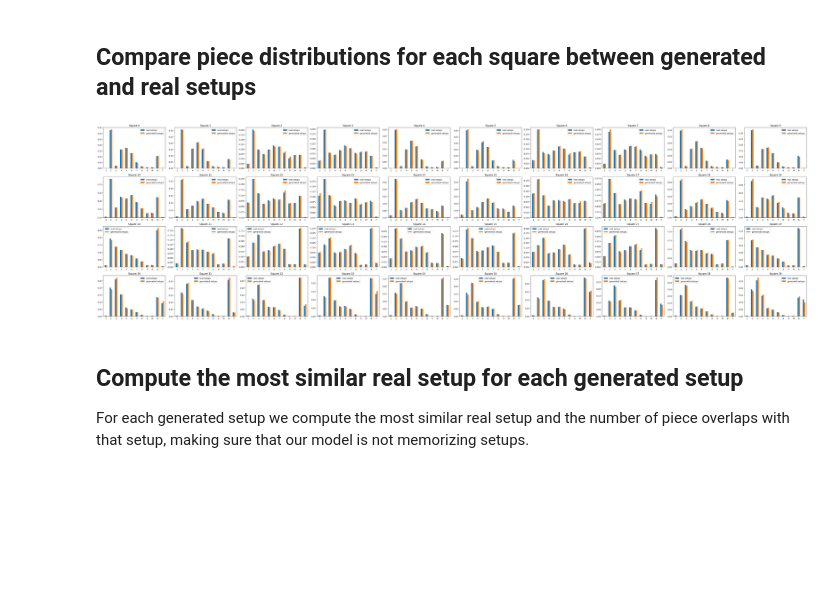
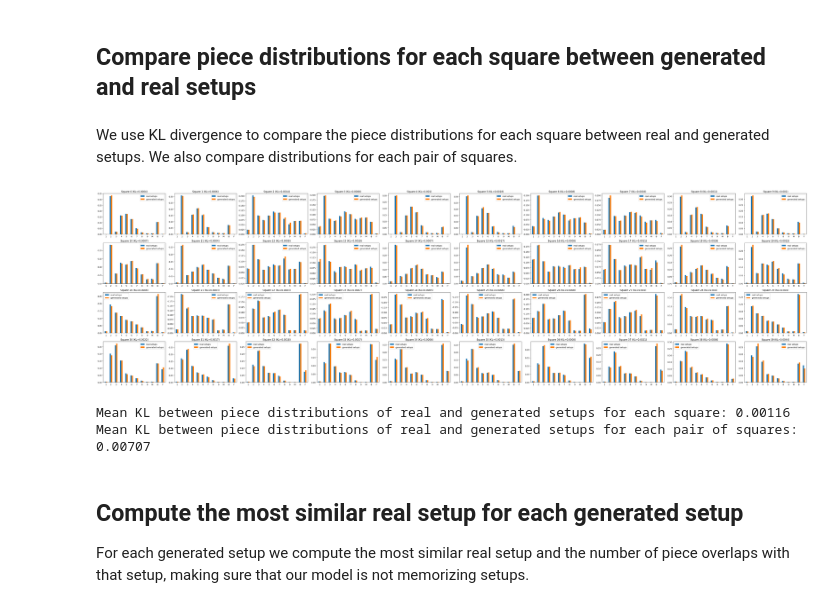
Before and after one commit to angelosmar1/stratego-setup-generator, a Jupyter notebook: notebooks/transformer_evaluation.ipynb, the cells around one changed output. Cells and saved outputs as stored; diff of their text form; code cells hidden in the pictures; blank space fills up the shorter version.

```diff
--- a/notebooks/transformer_evaluation.ipynb
+++ b/notebooks/transformer_evaluation.ipynb
@@ -43,10 +44,24 @@ plot_setups(generated_setups[:9], num_columns=3, tile_size=0.5)
 [figure]
 # %% [markdown]
 ## Compare piece distributions for each square between generated and real setups
+# %% [markdown]
+We use KL divergence to compare the piece distributions for each square between real and generated setups.
+We also compare distributions for each pair of squares.
+# %%
+kl_div_single_squares = compute_kl_div_single_squares(real_setups_df, generated_setups_df)
+kl_div_square_pairs = compute_kl_div_square_pairs(real_setups_df, generated_setups_df)
 # %%
-plot_per_square_distributions(real_setups_df, generated_setups_df)
+plot_per_square_distr_comparison(real_setups_df, generated_setups_df, kl_div_single_squares)
 # %% [output]
-[figure, old version]
+[figure, new version]
+# %%
+print(f"Mean KL between piece distributions of real and "
+      f"generated setups for each square: {round(kl_div_single_squares.mean(), 5)}")
+print(f"Mean KL between piece distributions of real and "
+      f"generated setups for each pair of squares: {round(kl_div_square_pairs.mean(), 5)}")
+# %% [output]
+Mean KL between piece distributions of real and generated setups for each square: 0.00116
+Mean KL between piece distributions of real and generated setups for each pair of squares: 0.00707
 # %% [markdown]
 ## Compute the most similar real setup for each generated setup
 
```
Also changed, not shown: parts of 1 cell of this notebook, 2 other files.
